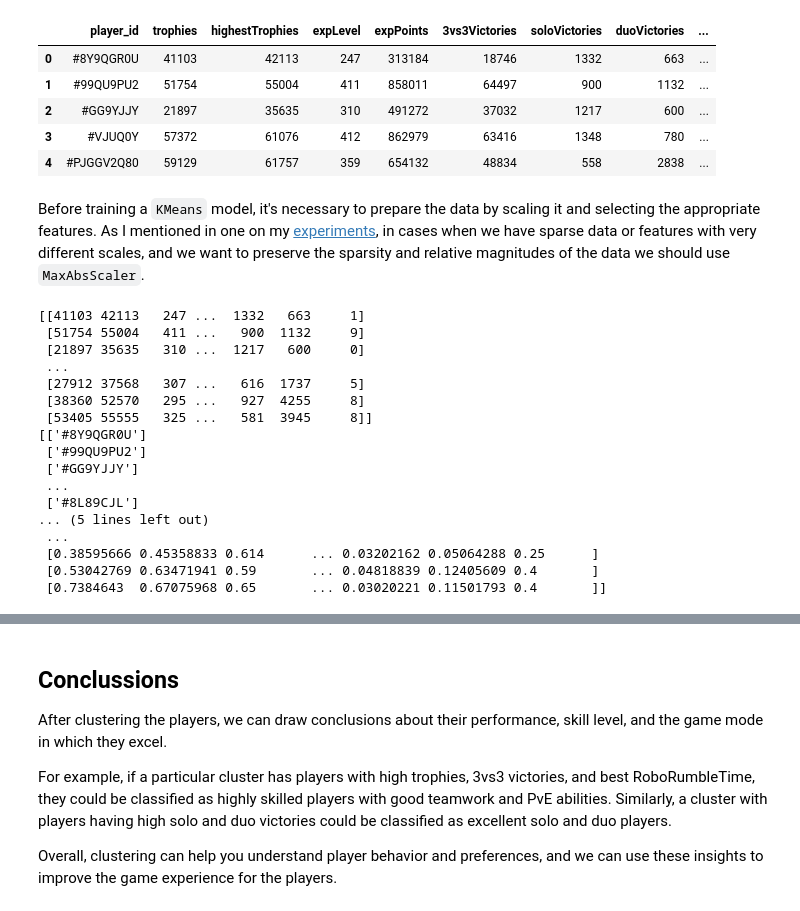
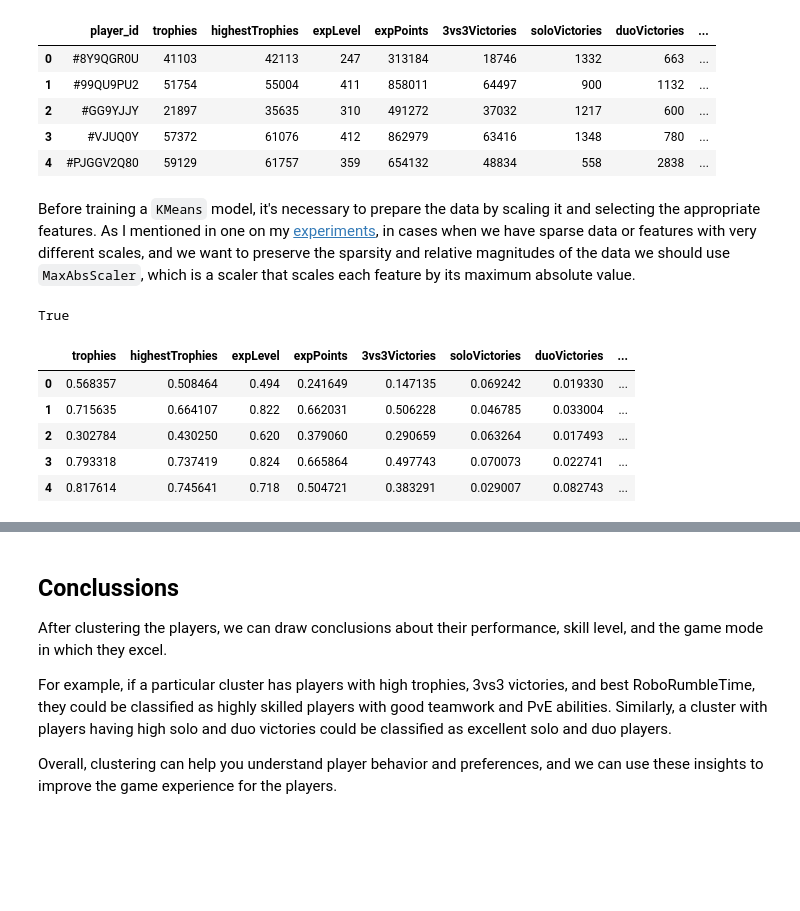
Before and after one commit to robguilarr/Brawlstars-retention-pipeline, a Jupyter notebook: notebooks/player_segmentation_node.ipynb, the cells around one changed output, grey strips where cells are left out. Drawn from its saved outputs; the diff is of its cells as text; code cells hidden in the pictures; blank space fills up the shorter version.

```diff
--- a/notebooks/player_segmentation_node.ipynb
+++ b/notebooks/player_segmentation_node.ipynb
@@ -108,34 +109,26 @@ clustered_data.head()
 # %% [markdown]
 Before training a `KMeans` model, it's necessary to prepare the data by scaling it and
 selecting the appropriate features. As I mentioned in one on my [experiments](https://github.com/robguilarr/Machine-Learning-Sandbox/blob/master/source/experiments/unsupervised_machine_learning/KMeans.ipynb), in cases when we have
-sparse data or features with very different scales, and we want to preserve the sparsity and relative magnitudes of the data we should use `MaxAbsScaler`.
+sparse data or features with very different scales, and we want to preserve the
+sparsity and relative magnitudes of the data we should use `MaxAbsScaler`, which is a
+ scaler that scales each feature by its maximum absolute value.
 # %%
 from sklearn.preprocessing import MaxAbsScaler
 
-X = clustered_data.drop('player_id', axis=1).values
-player_id = clustered_data[['player_id']].values
+X = clustered_data.drop('player_id', axis=1)
+y = clustered_data['player_id']
 
 maxAbsScaler = MaxAbsScaler()
 X_scaled = maxAbsScaler.fit_transform(X)
+X_scaled = pd.DataFrame(X_scaled, columns=X.columns)
-# %%
-print(X)
-print(player_id)
-print(X_scaled)
-# %% [output]
-[[41103 42113   247 ...  1332   663     1]
- [51754 55004   411 ...   900  1132     9]
- [21897 35635   310 ...  1217   600     0]
- ...
- [27912 37568   307 ...   616  1737     5]
- [38360 52570   295 ...   927  4255     8]
- [53405 55555   325 ...   581  3945     8]]
-[['#8Y9QGR0U']
- ['#99QU9PU2']
- ['#GG9YJJY']
- ...
- ['#8L89CJL']
-... (5 lines left out)
- ...
- [0.38595666 0.45358833 0.614      ... 0.03202162 0.05064288 0.25      ]
- [0.53042769 0.63471941 0.59       ... 0.04818839 0.12405609 0.4       ]
- [0.7384643  0.67075968 0.65       ... 0.03020221 0.11501793 0.4       ]]
+# %%
+print(len(y) == len(X_scaled))
+X_scaled.head()
+# %% [output]
+True
+|  | trophies | highestTrophies | expLevel | expPoints | 3vs3Victories | soloVictories | duoVictories | ... |
+| 0 | 0.568357 | 0.508464 | 0.494 | 0.241649 | 0.147135 | 0.069242 | 0.019330 | ... |
+| 1 | 0.715635 | 0.664107 | 0.822 | 0.662031 | 0.506228 | 0.046785 | 0.033004 | ... |
+| 2 | 0.302784 | 0.430250 | 0.620 | 0.379060 | 0.290659 | 0.063264 | 0.017493 | ... |
+| 3 | 0.793318 | 0.737419 | 0.824 | 0.665864 | 0.497743 | 0.070073 | 0.022741 | ... |
+| 4 | 0.817614 | 0.745641 | 0.718 | 0.504721 | 0.383291 | 0.029007 | 0.082743 | ... |
```
Also changed, not shown: parts of 15 cells of this notebook.
